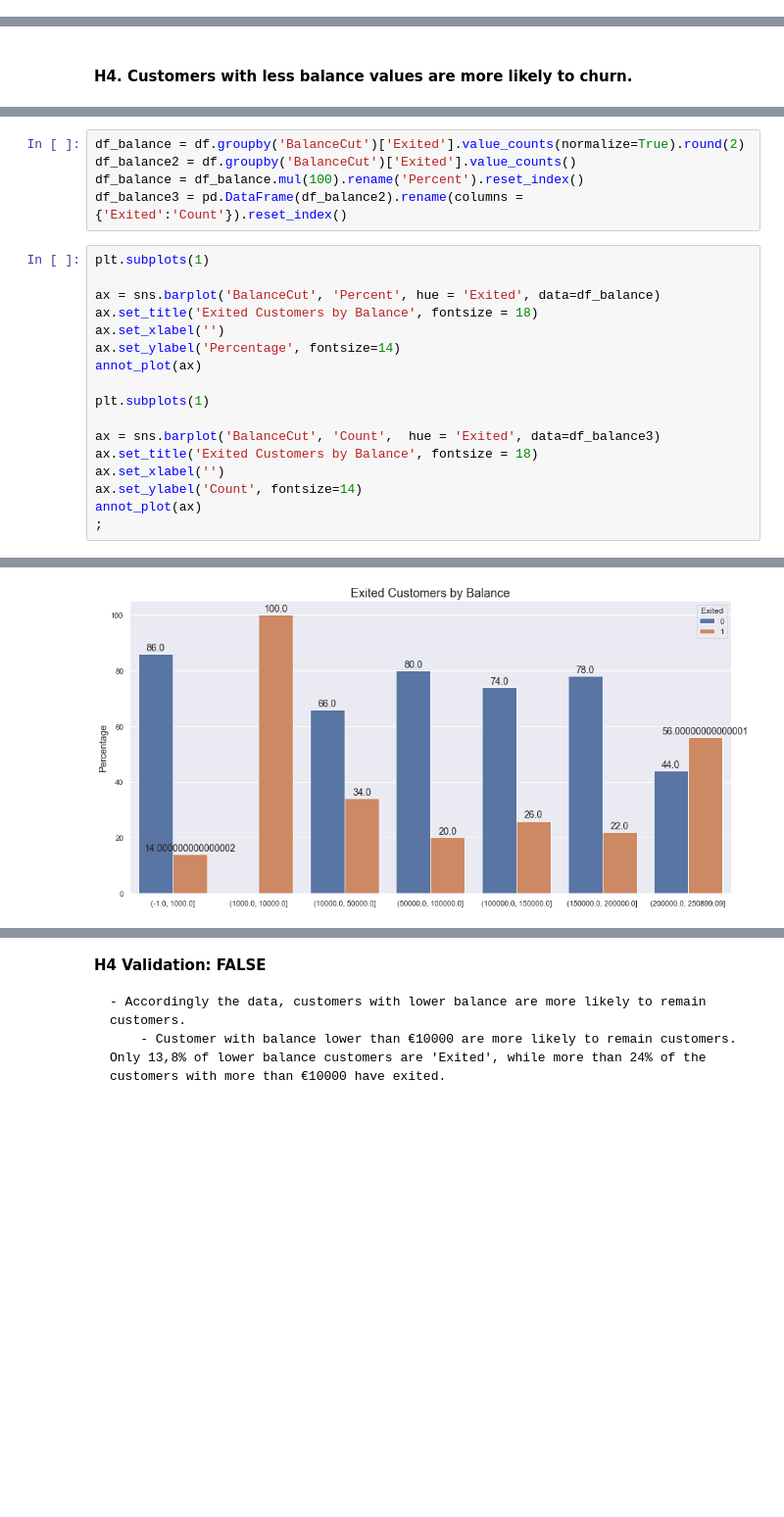
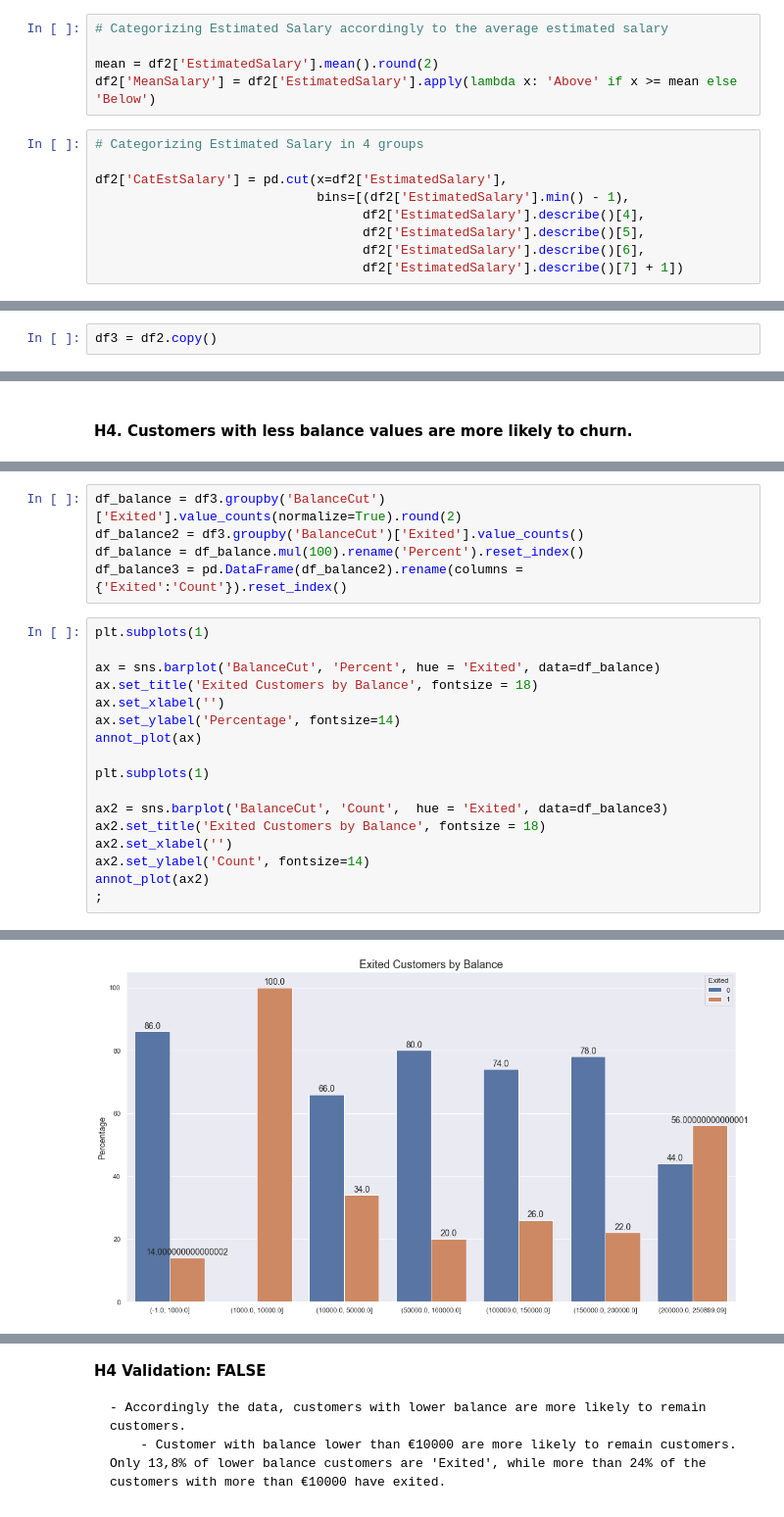
Before and after one commit to felipedmnq/churn-prediction, a Jupyter notebook: notebooks/C1_churn.ipynb, the cells around one changed output, grey strips where cells are left out. Shown at 98% size. Cells and saved outputs as stored; diff of their text form; blank space fills up the shorter version.

```diff
--- a/notebooks/C1_churn.ipynb
+++ b/notebooks/C1_churn.ipynb
@@ -136,3 +182,17 @@ df.drop(columns = 'RowNumber', inplace=True)
+# %%
+# Categorizing Estimated Salary accordingly to the average estimated salary
+
+mean = df2['EstimatedSalary'].mean().round(2)
+df2['MeanSalary'] = df2['EstimatedSalary'].apply(lambda x: 'Above' if x >= mean else 'Below')
+# %%
+# Categorizing Estimated Salary in 4 groups
+
+df2['CatEstSalary'] = pd.cut(x=df2['EstimatedSalary'],
+                             bins=[(df2['EstimatedSalary'].min() - 1),
+                                   df2['EstimatedSalary'].describe()[4],
+                                   df2['EstimatedSalary'].describe()[5],
+                                   df2['EstimatedSalary'].describe()[6],
+                                   df2['EstimatedSalary'].describe()[7] + 1])
 # %% [markdown]
 ## EDA
 # %% [markdown]
@@ -146,3 +205,5 @@ df.drop(columns = 'RowNumber', inplace=True)
 # %% [markdown]
 ### Univariated Analysis - Pandas Profiling Report.
+# %%
+df3 = df2.copy()
 # %%
@@ -279,8 +325,8 @@ df['BalanceCut'].value_counts()
 (1000.0, 10000.0]           1
 Name: BalanceCut, dtype: int64
 # %%
-df_balance = df.groupby('BalanceCut')['Exited'].value_counts(normalize=True).round(2)
-df_balance2 = df.groupby('BalanceCut')['Exited'].value_counts()
+df_balance = df3.groupby('BalanceCut')['Exited'].value_counts(normalize=True).round(2)
+df_balance2 = df3.groupby('BalanceCut')['Exited'].value_counts()
 df_balance = df_balance.mul(100).rename('Percent').reset_index()
 df_balance3 = pd.DataFrame(df_balance2).rename(columns = {'Exited':'Count'}).reset_index()
 # %%
@@ -294,10 +340,10 @@ annot_plot(ax)
 
 plt.subplots(1)
 
-ax = sns.barplot('BalanceCut', 'Count',  hue = 'Exited', data=df_balance3)
-ax.set_title('Exited Customers by Balance', fontsize = 18)
-ax.set_xlabel('')
-ax.set_ylabel('Count', fontsize=14)
-annot_plot(ax)
+ax2 = sns.barplot('BalanceCut', 'Count',  hue = 'Exited', data=df_balance3)
+ax2.set_title('Exited Customers by Balance', fontsize = 18)
+ax2.set_xlabel('')
+ax2.set_ylabel('Count', fontsize=14)
+annot_plot(ax2)
 ;
 # %% [output]
@@ -309 +351 @@ Pass the following variables as keyword args: x, y. From version 0.12, the only
-[figure, old version]
+[figure, new version]
```
Also changed, not shown: parts of 63 cells of this notebook, 1 other file.
